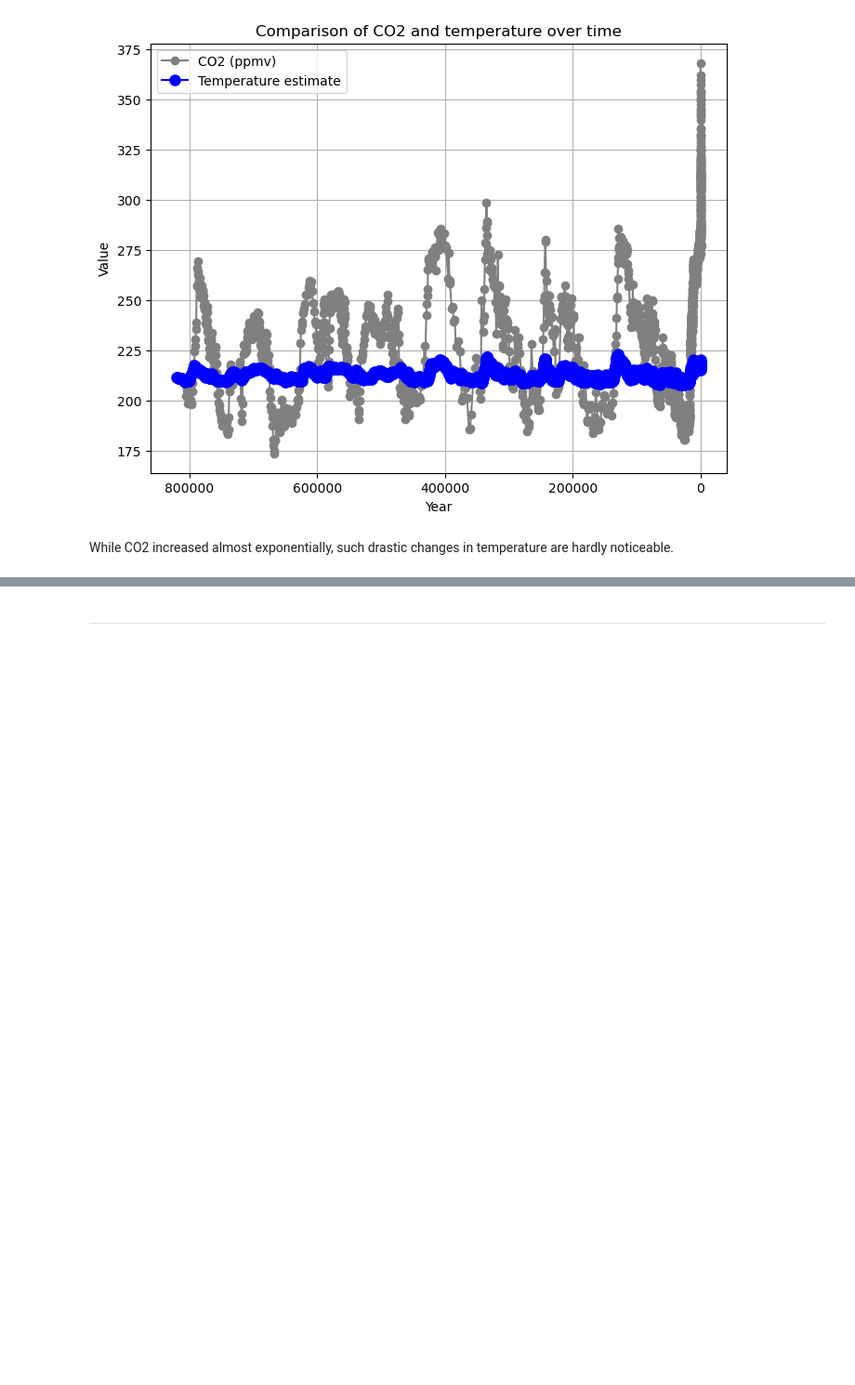
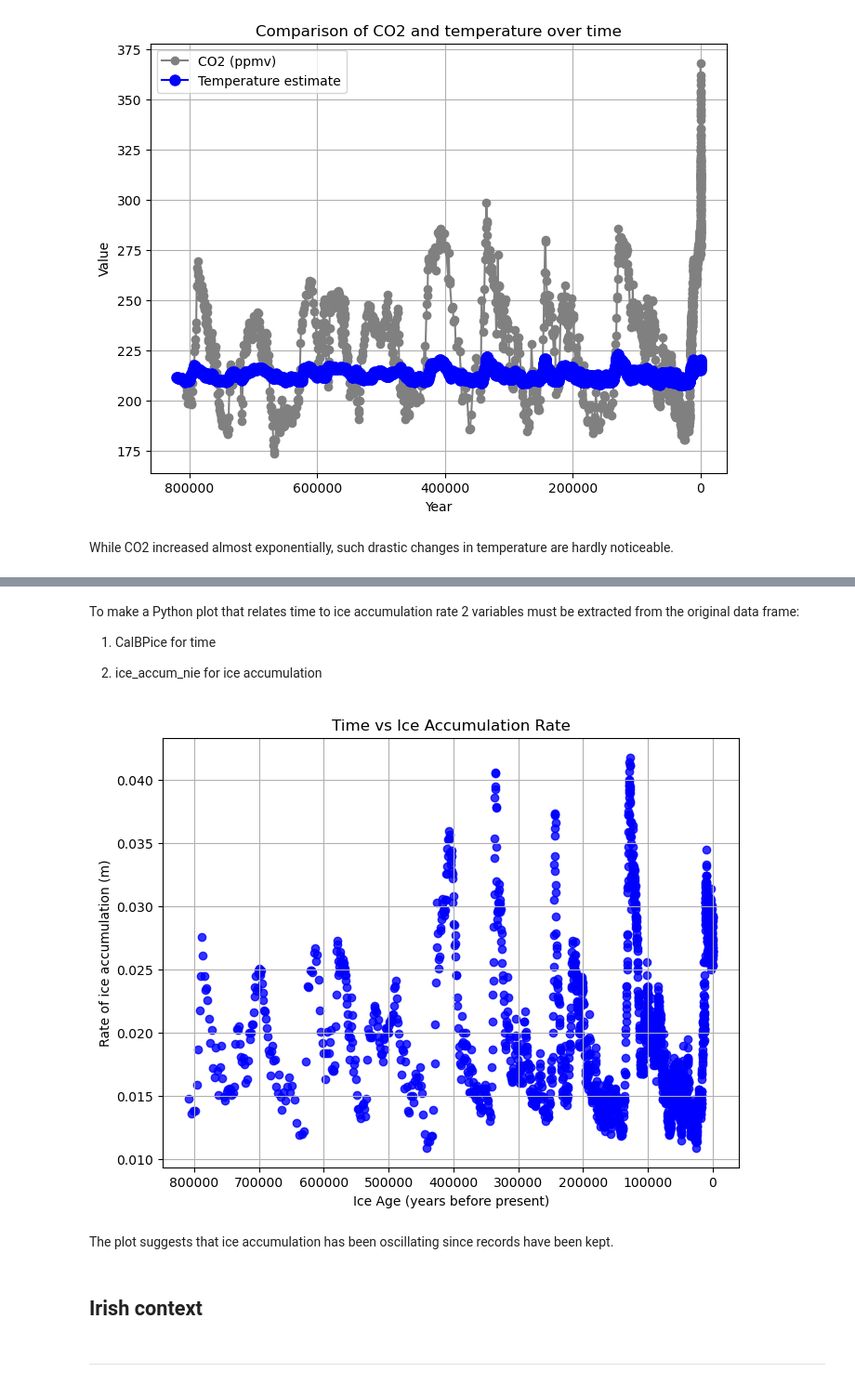
Before and after one commit to jalaca91/project2-programming-data-analysis, a Jupyter notebook: project.ipynb, the cells around one changed output, grey strips where cells are left out. Shown: that part at 93% size. Saved outputs shown, nothing was run; the diff lists cells and outputs as text; code cells hidden in the pictures; blank space fills up the shorter version.

Commit message:
import openpyxl + paleo feature:ice accumulation + plots

```diff
--- a/project.ipynb
+++ b/project.ipynb
@@ -202,0 +236,6 @@ While CO2 increased almost exponentially, such drastic changes in temperature ar
+# %%
+# Read data from AICC2012 800KYr Antarctic Ice Core Chronology
+
+ice_file_path = "data\AICC2012 800KYr Antarctic Ice Core Chronology.xlsx"
+ice_df = pd.read_excel(ice_file_path,sheet_name=1)
+ice_df.head()
@@ -203,3 +267,28 @@ While CO2 increased almost exponentially, such drastic changes in temperature ar
+# %% [markdown]
+To make a Python plot that relates time to ice accumulation rate 2 variables must be extracted from the original data frame:
+
+1) CalBPice for time
+
+2) ice_accum_nie for ice accumulation
+# %%
+years = ice_df["age_calBPice"]
+ice_accum = ice_df["ice_accum_mie"]
+# %%
+# Time vs. rate of ice accumulation plot
+plt.figure(figsize=(8, 6))
+plt.scatter(years, ice_accum, c="blue", alpha=0.8)
+plt.xlabel("Ice Age (years before present)")
+plt.ylabel("Rate of ice accumulation (m)")
+plt.title("Time vs Ice Accumulation Rate")
+plt.grid(True)
+plt.gca().invert_xaxis()
+plt.show()
+# %% [output]
+[figure, added]
+# %% [markdown]
+The plot suggests that ice accumulation has been oscillating since records have been kept.
+# %% [markdown]
+## Irish context
 # %% [markdown]
 ***
 # %% [markdown]
```
Also changed, not shown: parts of 9 cells of this notebook.
